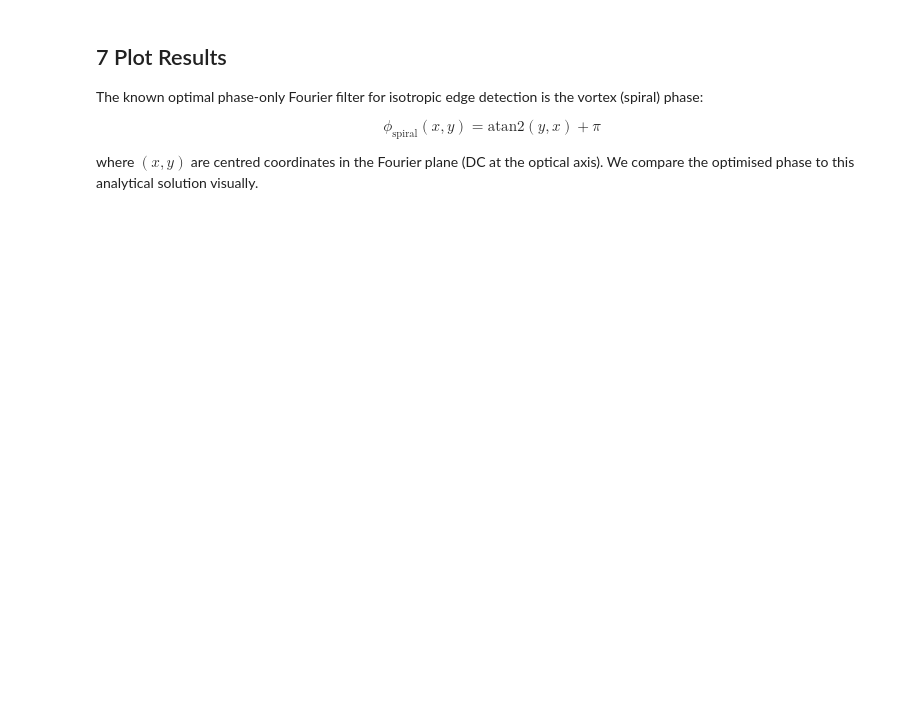
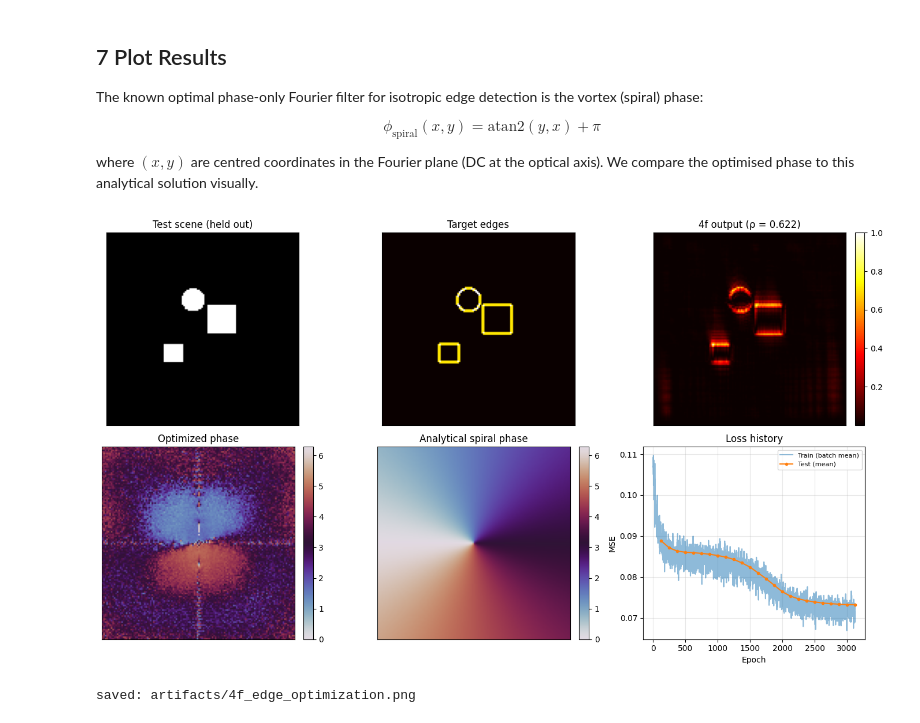
Before and after one commit to liamfitz27/fouriax, a Jupyter notebook: examples/notebooks/4f_edge_optimization.ipynb, the cells around one changed output. Drawn from its saved outputs; the diff is of its cells as text; code cells hidden in the pictures; blank space fills up the shorter version.

```diff
--- a/examples/notebooks/4f_edge_optimization.ipynb
+++ b/examples/notebooks/4f_edge_optimization.ipynb
@@ -153,7 +156,9 @@ spectrum = Spectrum.from_scalar(WAVELENGTH_UM)
 f_um = sampling_matched_f(grid)
 
 prop = ASMPropagator(
-    distance_um=f_um, use_sampling_planner=False, warn_on_regime_mismatch=False,
+    distance_um=f_um,
+    use_sampling_planner=False,
+    warn_on_regime_mismatch=False,
 )
 lens = ThinLens(focal_length_um=f_um)
 
@@ -161,9 +166,13 @@ def build_module(raw_phase: jnp.ndarray) -> OpticalModule:
     phase = 2.0 * jnp.pi * jax.nn.sigmoid(raw_phase)
     return OpticalModule(
         layers=(
-            prop, lens, prop,
+            prop,
+            lens,
+            prop,
             ComplexMask(phase_map_rad=phase),
-            prop, lens, prop,
+            prop,
+            lens,
+            prop,
         ),
         sensor=DetectorArray(detector_grid=grid),
     )
@@ -275,42 +307,46 @@ where $(x, y)$ are centred coordinates in the Fourier plane (DC at the
 optical axis).  We compare the optimised phase to this analytical
 solution visually.
 # %%
-fig, axes = plt.subplots(2, 3, figsize=(14, 8))
+if PLOT:
+    fig, axes = plt.subplots(2, 3, figsize=(14, 8))
 
-axes[0, 0].imshow(np.asarray(test_scene), cmap="gray")
-axes[0, 0].set_title("Test scene (held out)")
+    axes[0, 0].imshow(np.asarray(test_scene), cmap="gray")
+    axes[0, 0].set_title("Test scene (held out)")
 
-axes[0, 1].imshow(np.asarray(test_target), cmap="hot")
-axes[0, 1].set_title("Target edges")
+    axes[0, 1].imshow(np.asarray(test_target), cmap="hot")
+    axes[0, 1].set_title("Target edges")
 
-im = axes[0, 2].imshow(test_out_n, cmap="hot")
-axes[0, 2].set_title(f"4f output (ρ = {cc:.3f})")
-fig.colorbar(im, ax=axes[0, 2], fraction=0.046, pad=0.04)
+    im = axes[0, 2].imshow(test_out_n, cmap="hot")
+    axes[0, 2].set_title(f"4f output (ρ = {cc:.3f})")
+    fig.colorbar(im, ax=axes[0, 2], fraction=0.046, pad=0.04)
 
-im_o = axes[1, 0].imshow(final_phase, cmap="twilight", vmin=0, vmax=2 * np.pi)
-axes[1, 0].set_title("Optimized phase")
-fig.colorbar(im_o, ax=axes[1, 0], fraction=0.046, pad=0.04)
+    im_o = axes[1, 0].imshow(final_phase, cmap="twilight", vmin=0, vmax=2 * np.pi)
+    axes[1, 0].set_title("Optimized phase")
+    fig.colorbar(im_o, ax=axes[1, 0], fraction=0.046, pad=0.04)
 
-im_s = axes[1, 1].imshow(spiral, cmap="twilight", vmin=0, vmax=2 * np.pi)
-axes[1, 1].set_title("Analytical spiral phase")
-fig.colorbar(im_s, ax=axes[1, 1], fraction=0.046, pad=0.04)
+    im_s = axes[1, 1].imshow(spiral, cmap="twilight", vmin=0, vmax=2 * np.pi)
+    axes[1, 1].set_title("Analytical spiral phase")
+    fig.colorbar(im_s, ax=axes[1, 1], fraction=0.046, pad=0.04)
 
-axes[1, 2].plot(train_history, alpha=0.5, label="Train (batch mean)")
-test_steps, test_vals = zip(*test_history, strict=True)
-axes[1, 2].plot(test_steps, test_vals, "o-", markersize=3, label="Test (mean)")
-axes[1, 2].set_title("Loss history")
-axes[1, 2].set_xlabel("Epoch")
-axes[1, 2].set_ylabel("MSE")
-axes[1, 2].legend(fontsize=8)
-axes[1, 2].grid(alpha=0.3)
+    axes[1, 2].plot(train_history, alpha=0.5, label="Train (batch mean)")
+    test_steps, test_vals = zip(*test_history, strict=True)
+    axes[1, 2].plot(test_steps, test_vals, "o-", markersize=3, label="Test (mean)")
+    axes[1, 2].set_title("Loss history")
+    axes[1, 2].set_xlabel("Epoch")
+    axes[1, 2].set_ylabel("MSE")
+    axes[1, 2].legend(fontsize=8)
+    axes[1, 2].grid(alpha=0.3)
 
-for ax in axes.flat:
-    if ax.images:
-        ax.set_xticks([])
-        ax.set_yticks([])
+    for ax in axes.flat:
+        if ax.images:
+            ax.set_xticks([])
+            ax.set_yticks([])
 
-fig.tight_layout()
-ARTIFACTS_DIR.mkdir(parents=True, exist_ok=True)
-fig.savefig(PLOT_PATH, dpi=150)
-plt.show()
-print(f"saved: {PLOT_PATH}")
+    fig.tight_layout()
+    ARTIFACTS_DIR.mkdir(parents=True, exist_ok=True)
+    fig.savefig(PLOT_PATH, dpi=150)
+    plt.show()
+    print(f"saved: {PLOT_PATH}")
+# %% [output]
+[figure, added]
+saved: artifacts/4f_edge_optimization.png
```
Also changed, not shown: parts of 6 cells of this notebook, 30 other files.
